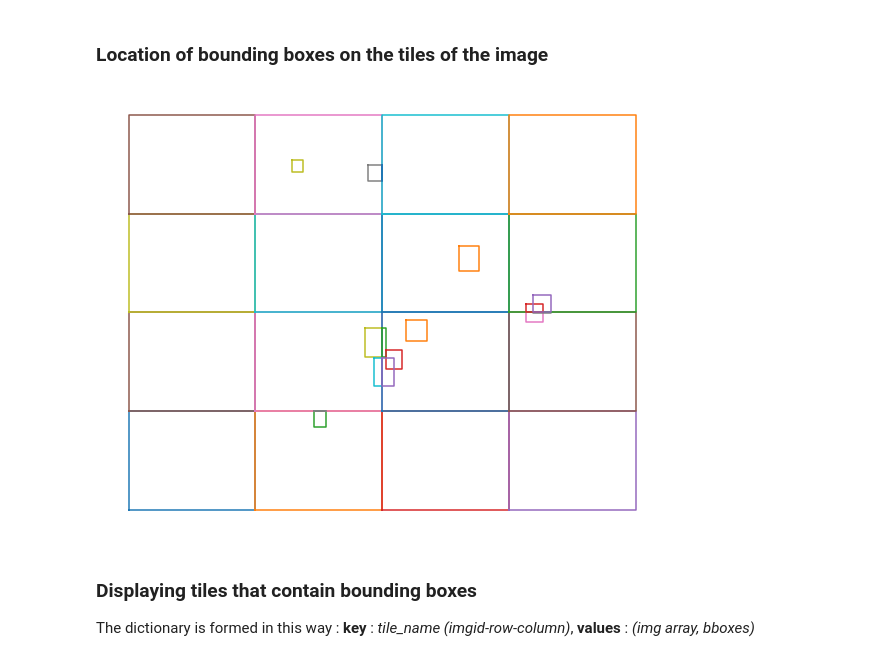
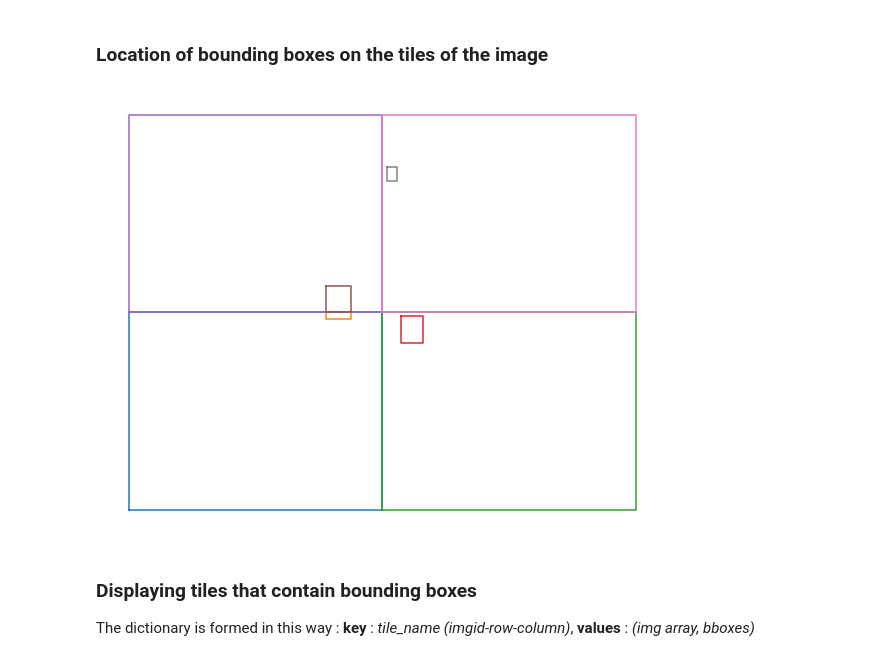
Before and after one commit to lucaordronneau/gbr-starfish-kaggle, a Jupyter notebook: image-tilling-for-small-object-detection.ipynb, the cells around one changed output. Saved outputs shown, nothing was run; the diff lists cells and outputs as text; code cells hidden in the pictures.

Commit message:
Kaggle Notebook | Image Tilling for Small Object Detection | Version 11

```diff
--- a/image-tilling-for-small-object-detection.ipynb
+++ b/image-tilling-for-small-object-detection.ipynb
@@ -254,9 +254,9 @@ plt.show()
 # %% [markdown]
 ### Location of bounding boxes on the tiles of the image
 # %%
-tiler_plot(img_name, bboxes, s_h = 180, s_w = 320, height = 720, width = 1280)
+tiler_plot(img_name, bboxes, s_h = HEIGHT//IMAGE_SPLIT, s_w = WIDTH//IMAGE_SPLIT, height = HEIGHT, width = WIDTH)
 # %% [output]
-[figure, old version]
+[figure, new version]
 # %% [markdown]
 ### Displaying tiles that contain bounding boxes
 The dictionary is formed in this way :  **key** : *tile_name (imgid-row-column)*, **values** : *(img array, bboxes)*
```
Also changed, not shown: parts of 4 cells of this notebook.
